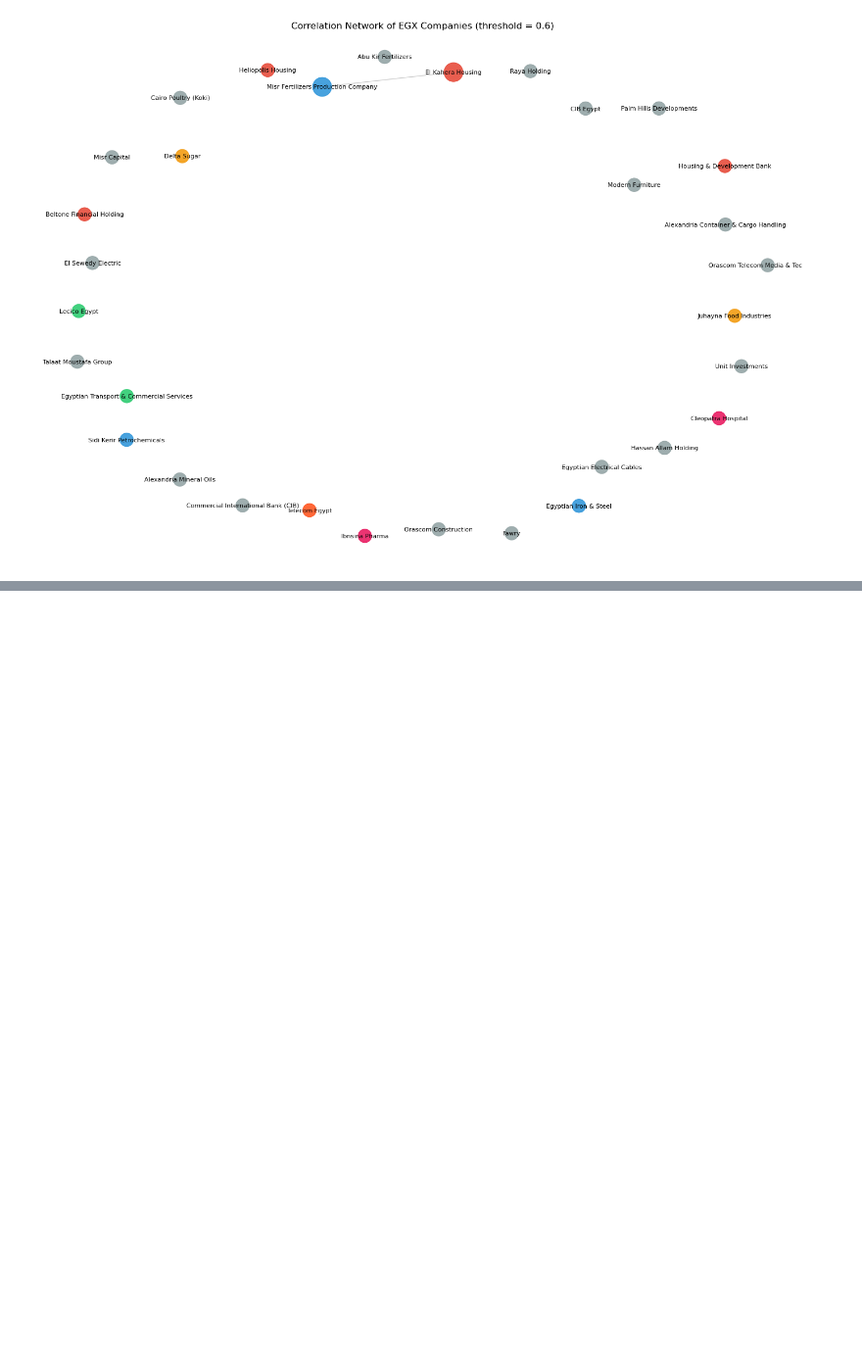
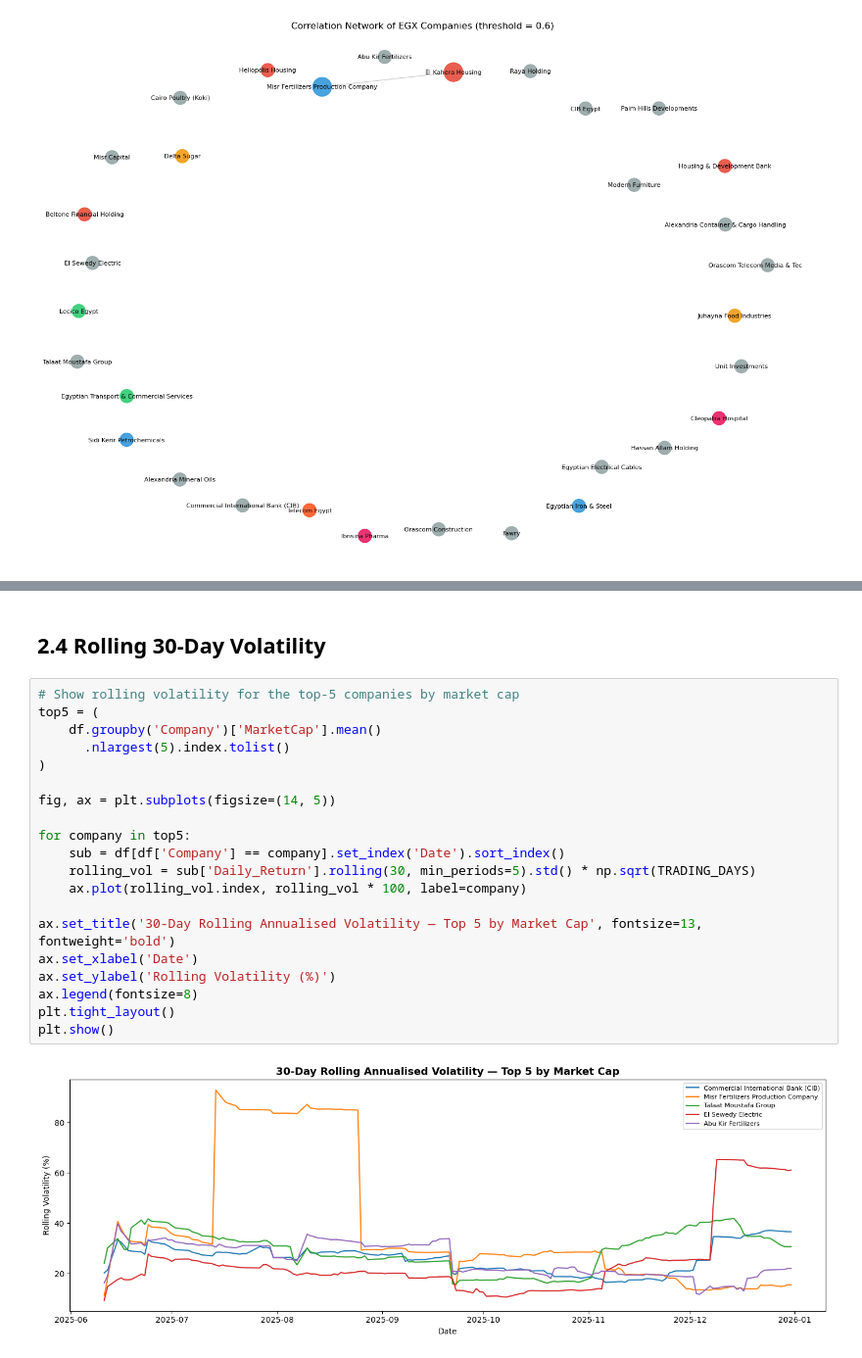
Before and after one commit to abdulrahman-mahmoud/Egxstock-analysis, a Jupyter notebook: Proessing/cleaning_analysis.ipynb, the cells around one changed output, grey strips where cells are left out. Shown at 98% size. Saved outputs shown, nothing was run; the diff lists cells and outputs as text; blank space fills up the shorter version.

```diff
--- a/Proessing/cleaning_analysis.ipynb
+++ b/Proessing/cleaning_analysis.ipynb
@@ -421,0 +494,24 @@ Most Important: Abu Kir Fertilizers (0.0000)
+# %% [markdown]
+## 2.4 Rolling 30-Day Volatility
+# %%
+# Show rolling volatility for the top-5 companies by market cap
+top5 = (
+    df.groupby('Company')['MarketCap'].mean()
+      .nlargest(5).index.tolist()
+)
+
+fig, ax = plt.subplots(figsize=(14, 5))
+
+for company in top5:
+    sub = df[df['Company'] == company].set_index('Date').sort_index()
+    rolling_vol = sub['Daily_Return'].rolling(30, min_periods=5).std() * np.sqrt(TRADING_DAYS)
+    ax.plot(rolling_vol.index, rolling_vol * 100, label=company)
+
+ax.set_title('30-Day Rolling Annualised Volatility — Top 5 by Market Cap', fontsize=13, fontweight='bold')
+ax.set_xlabel('Date')
+ax.set_ylabel('Rolling Volatility (%)')
+ax.legend(fontsize=8)
+plt.tight_layout()
+plt.show()
+# %% [output]
+[figure, added]
```
Also changed, not shown: parts of 6 cells of this notebook.
